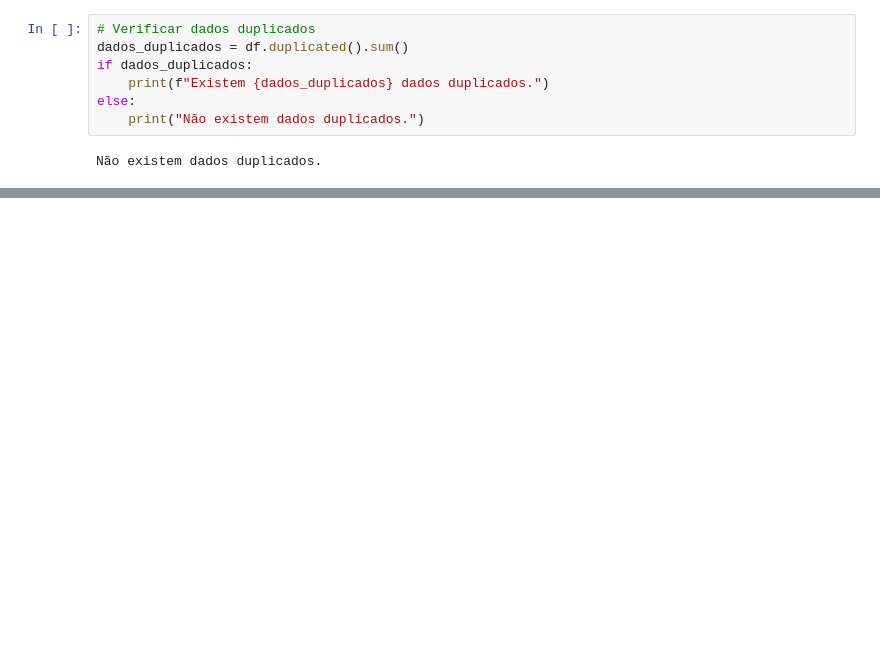
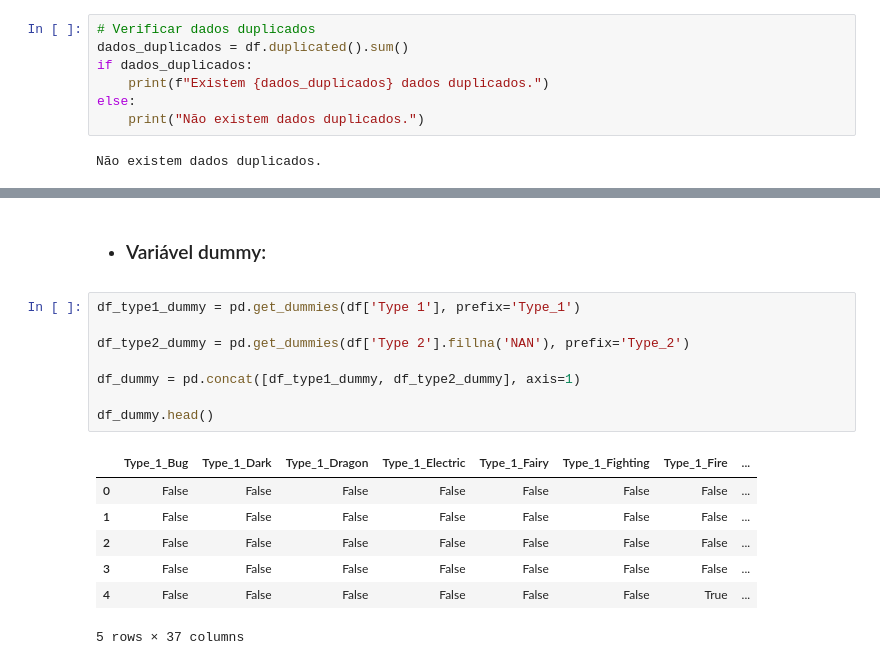
Before and after one commit to matheusbs8/IML2024-1, a Jupyter notebook: Pre-Processamento/pre_processamento.ipynb, the cells around one changed output, grey strips where cells are left out. Drawn from its saved outputs; the diff is of its cells as text; blank space fills up the shorter version.

```diff
--- a/Pre-Processamento/pre_processamento.ipynb
+++ b/Pre-Processamento/pre_processamento.ipynb
@@ -474,0 +543,18 @@ print(valores_unicos)
+# %% [markdown]
+- ### Variável dummy:
+# %%
+df_type1_dummy = pd.get_dummies(df['Type 1'], prefix='Type_1')
+
+df_type2_dummy = pd.get_dummies(df['Type 2'].fillna('NAN'), prefix='Type_2')
+
+df_dummy = pd.concat([df_type1_dummy, df_type2_dummy], axis=1)
+
+df_dummy.head()
+# %% [output]
+|  | Type_1_Bug | Type_1_Dark | Type_1_Dragon | Type_1_Electric | Type_1_Fairy | Type_1_Fighting | Type_1_Fire | ... |
+| 0 | False | False | False | False | False | False | False | ... |
+| 1 | False | False | False | False | False | False | False | ... |
+| 2 | False | False | False | False | False | False | False | ... |
+| 3 | False | False | False | False | False | False | False | ... |
+| 4 | False | False | False | False | False | False | True | ... |
+5 rows × 37 columns
```
Also changed, not shown: parts of 23 cells of this notebook, 2 other files.
